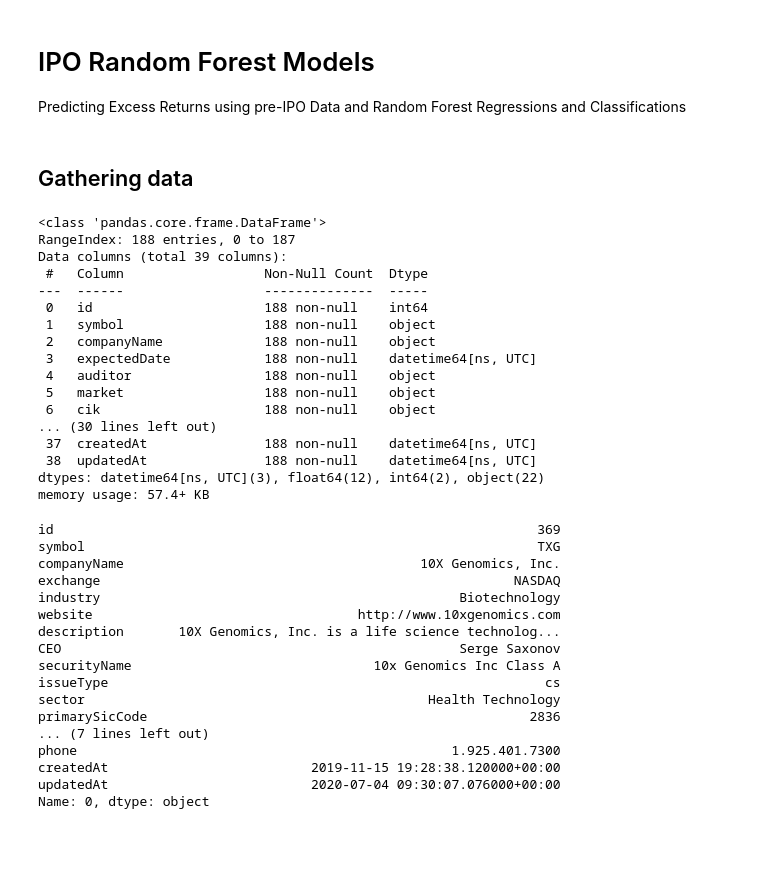
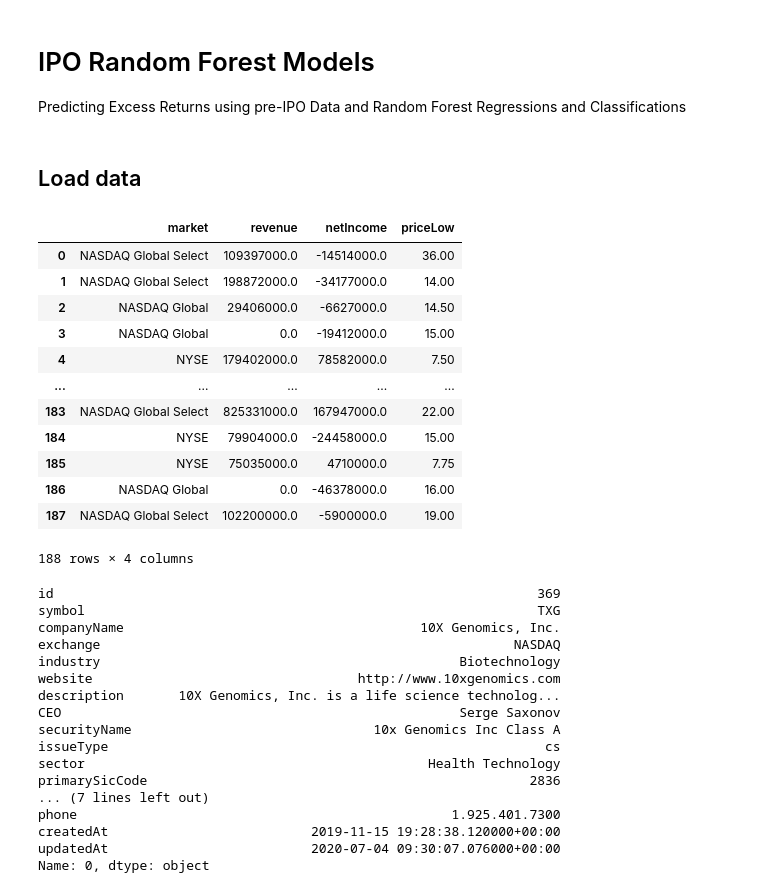
Before and after one commit to wgriffin13/ipo-rf, a Jupyter notebook: notebooks/IPO Random Forest Models.ipynb, the cells around one changed output. Cells and saved outputs as stored; diff of their text form; code cells hidden in the pictures; blank space fills up the shorter version.

```diff
--- a/notebooks/IPO Random Forest Models.ipynb
+++ b/notebooks/IPO Random Forest Models.ipynb
@@ -17,33 +17,30 @@ from sklearn.preprocessing import KBinsDiscretizer
 import plotly.graph_objects as go
 import plotly.figure_factory as ff
 # %% [markdown]
-## Gathering data
+## Load data
 # %%
 # Establish connection to PostgreSQL
 conn = psycopg2.connect(os.environ.get('DB_CONNECTION_STRING'))
 # %%
 # pre-IPO data
 query = 'SELECT DISTINCT ON ("companyName") * FROM ipos ORDER BY "companyName", "createdAt" DESC NULLS LAST;'
 ipos = pd.read_sql(query, conn)
-ipos.info()
+# display
+ipos[['market', 'revenue', 'netIncome', 'priceLow']]
 # %% [output]
+|  | market | revenue | netIncome | priceLow |
+| 0 | NASDAQ Global Select | 109397000.0 | -14514000.0 | 36.00 |
+| 1 | NASDAQ Global Select | 198872000.0 | -34177000.0 | 14.00 |
+| 2 | NASDAQ Global | 29406000.0 | -6627000.0 | 14.50 |
+| 3 | NASDAQ Global | 0.0 | -19412000.0 | 15.00 |
+| 4 | NYSE | 179402000.0 | 78582000.0 | 7.50 |
+| ... | ... | ... | ... | ... |
+| 183 | NASDAQ Global Select | 825331000.0 | 167947000.0 | 22.00 |
+| 184 | NYSE | 79904000.0 | -24458000.0 | 15.00 |
+| 185 | NYSE | 75035000.0 | 4710000.0 | 7.75 |
+| 186 | NASDAQ Global | 0.0 | -46378000.0 | 16.00 |
+| 187 | NASDAQ Global Select | 102200000.0 | -5900000.0 | 19.00 |
-<class 'pandas.core.frame.DataFrame'>
-RangeIndex: 188 entries, 0 to 187
-Data columns (total 39 columns):
- #   Column                  Non-Null Count  Dtype
----  ------                  --------------  -----
- 0   id                      188 non-null    int64
- 1   symbol                  188 non-null    object
- 2   companyName             188 non-null    object
- 3   expectedDate            188 non-null    datetime64[ns, UTC]
- 4   auditor                 188 non-null    object
- 5   market                  188 non-null    object
- 6   cik                     188 non-null    object
-... (30 lines left out)
- 37  createdAt               188 non-null    datetime64[ns, UTC]
- 38  updatedAt               188 non-null    datetime64[ns, UTC]
-dtypes: datetime64[ns, UTC](3), float64(12), int64(2), object(22)
-memory usage: 57.4+ KB
+188 rows × 4 columns
 # %%
 # Company data
 query = f'SELECT * FROM companies ORDER BY "companyName";'
```
Also changed, not shown: parts of 4 cells of this notebook.
